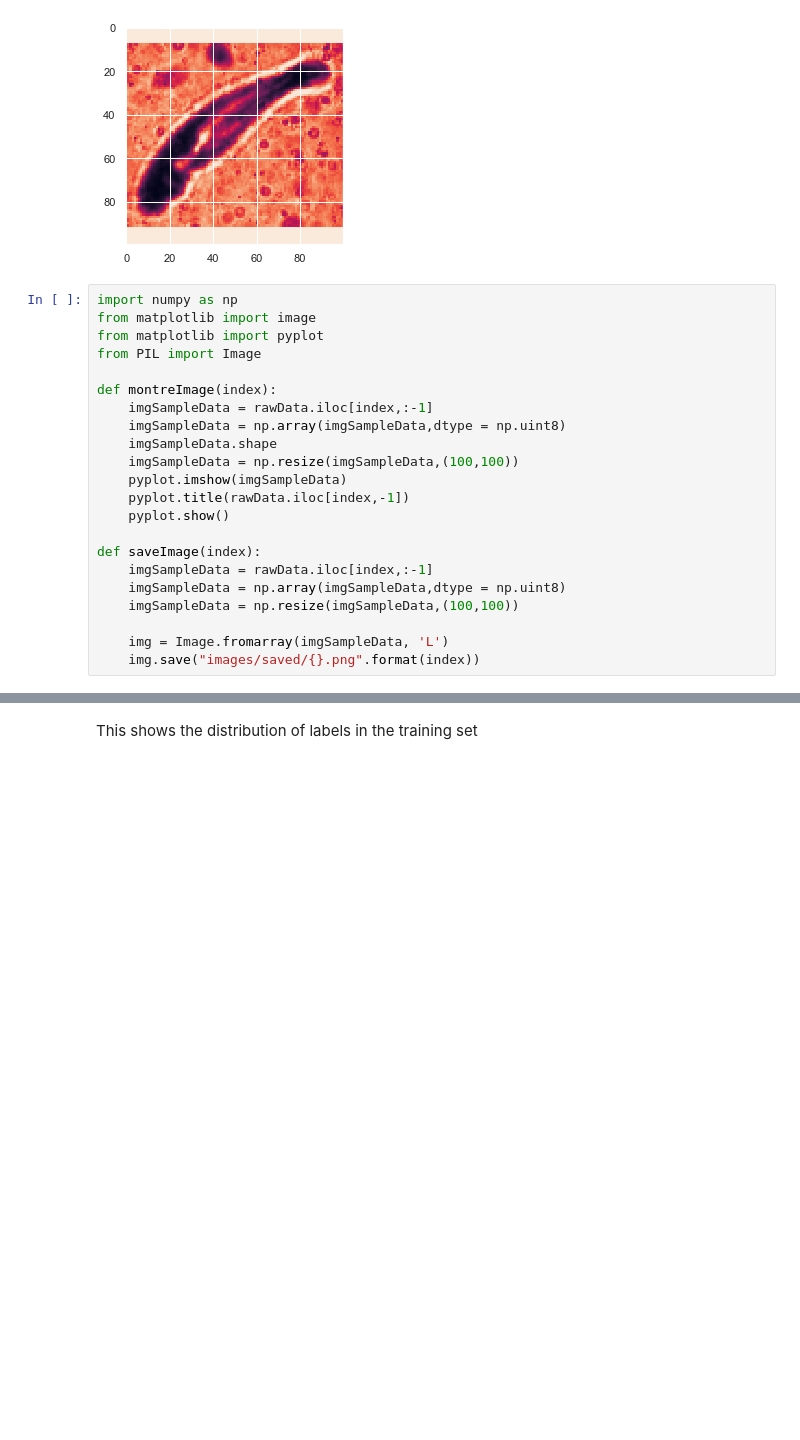
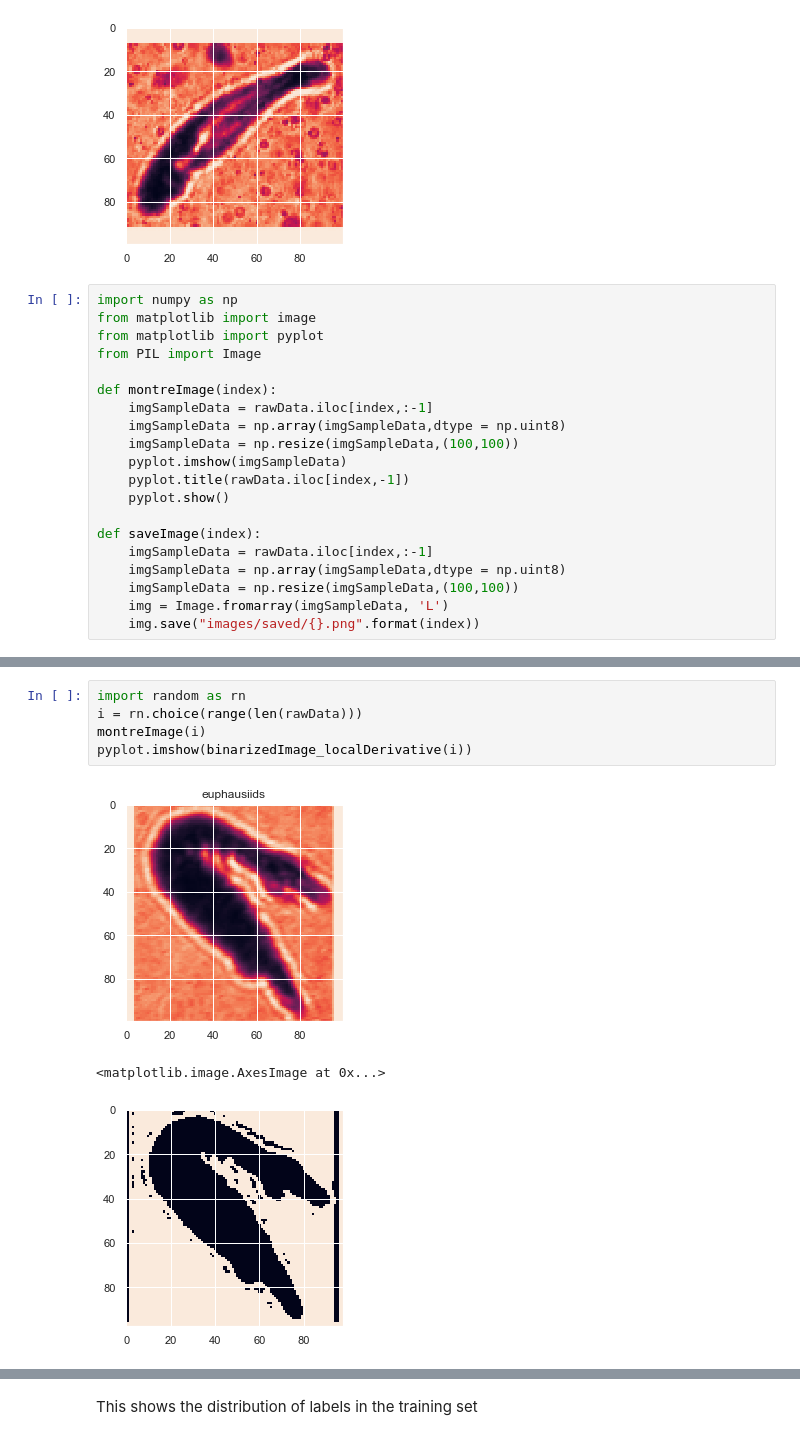
Before and after one commit to George-Marchment/OCEAN, a Jupyter notebook: starting_kit/README_preprocessing.ipynb, the cells around one changed output, grey strips where cells are left out. Saved outputs shown, nothing was run; the diff lists cells and outputs as text; blank space fills up the shorter version.

```diff
--- a/starting_kit/README_preprocessing.ipynb
+++ b/starting_kit/README_preprocessing.ipynb
@@ -166,7 +166,6 @@ from PIL import Image
 def montreImage(index):
     imgSampleData = rawData.iloc[index,:-1]
     imgSampleData = np.array(imgSampleData,dtype = np.uint8)
-    imgSampleData.shape
     imgSampleData = np.resize(imgSampleData,(100,100))
     pyplot.imshow(imgSampleData)
     pyplot.title(rawData.iloc[index,-1])
@@ -176,6 +175,5 @@ def saveImage(index):
     imgSampleData = rawData.iloc[index,:-1]
     imgSampleData = np.array(imgSampleData,dtype = np.uint8)
     imgSampleData = np.resize(imgSampleData,(100,100))
-
     img = Image.fromarray(imgSampleData, 'L')
     img.save("images/saved/{}.png".format(index))
@@ -185,0 +201,9 @@ montreImage(10)
+# %%
+import random as rn
+i = rn.choice(range(len(rawData)))
+montreImage(i)
+pyplot.imshow(binarizedImage_localDerivative(i))
+# %% [output]
+[figure, added]
+<matplotlib.image.AxesImage at 0x...>
+[figure, added]
```
Also changed, not shown: parts of 13 cells of this notebook.
